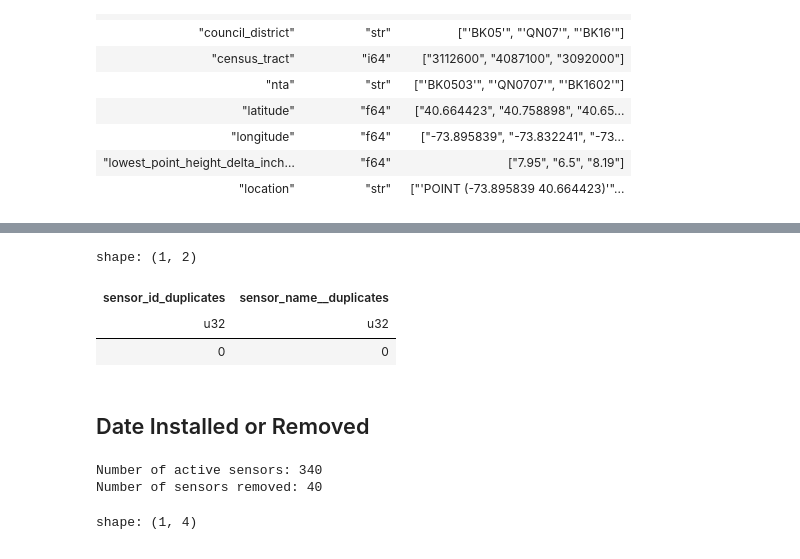
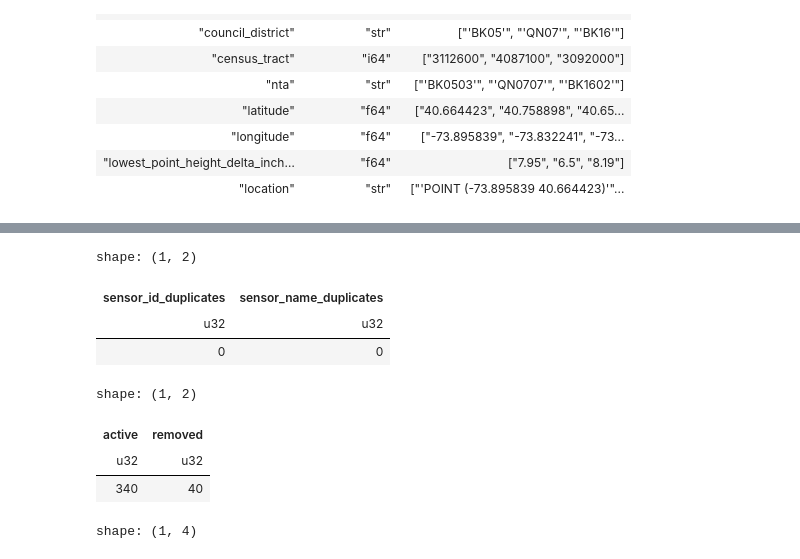
Before and after one commit to mebauer/floodnet-nyc-tutorial, a Jupyter notebook: 01-load-inspect.ipynb, the cells around one changed output, grey strips where cells are left out. Cells and saved outputs as stored; diff of their text form; code cells hidden in the pictures.

```diff
--- a/01-load-inspect.ipynb
+++ b/01-load-inspect.ipynb
@@ -192,27 +194,29 @@ shape: (9, 17)
 # %%
 # confirm sensor IDs and names are unique
 (metadata_df.filter(pl.col("date_removed").is_null())
     .select([
-        pl.col("sensor_id").is_duplicated().sum().alias("sensor_id_duplicates"),
-        pl.col("sensor_name").is_duplicated().sum().alias("sensor_name__duplicates")
+        pl.col("sensor_id").is_duplicated().sum().name.suffix("_duplicates"),
+        pl.col("sensor_name").is_duplicated().sum().name.suffix("_duplicates")
     ])
 )
 # %% [output]
 shape: (1, 2)
-| sensor_id_duplicates | sensor_name__duplicates |
+| sensor_id_duplicates | sensor_name_duplicates |
 | u32 | u32 |
 | 0 | 0 |
-# %% [markdown]
-## Date Installed or Removed
-# %%
-n_active = metadata_df.filter(pl.col("date_removed").is_null()).height
-print(f"Number of active sensors: {n_active}")
-
-n_removed = metadata_df.filter(pl.col("date_removed").is_not_null()).height
-print(f"Number of sensors removed: {n_removed}")
-# %% [output]
-Number of active sensors: 340
-Number of sensors removed: 40
+# %%
+sensor_status = metadata_df.select(
+    active = pl.col("date_removed").is_null().sum(),
+    removed = pl.col("date_removed").is_not_null().sum()
+)
+
+# number of sensors active and removed
+sensor_status
+# %% [output]
+shape: (1, 2)
+| active | removed |
+| u32 | u32 |
+| 340 | 40 |
 # %%
 # sensor date statistics
 metadata_df.select(
```
Also changed, not shown: parts of 24 cells of this notebook, 2 other files.
